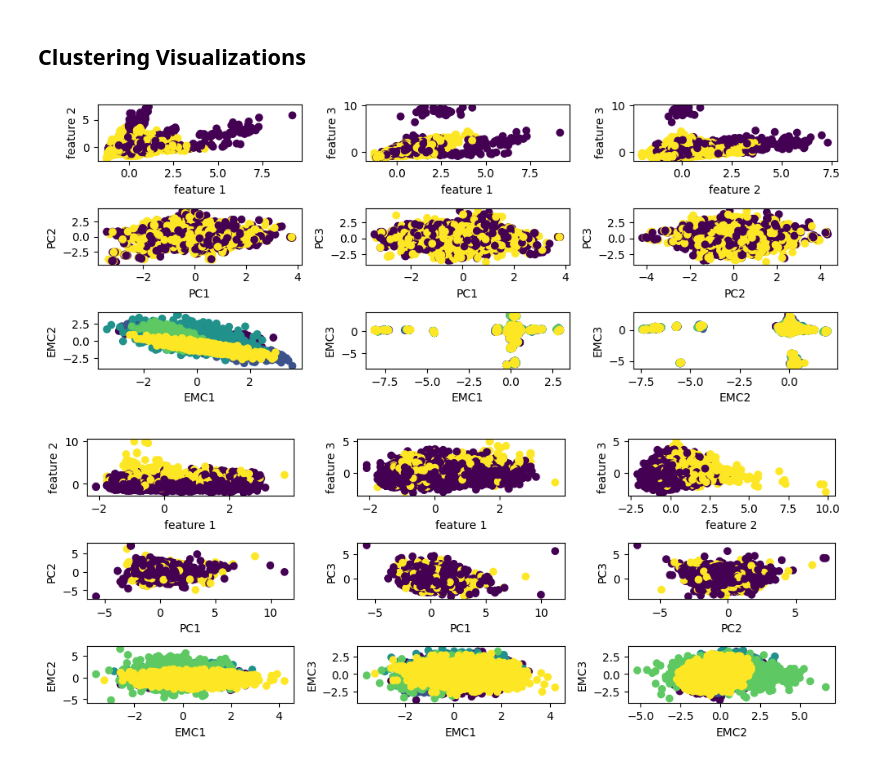
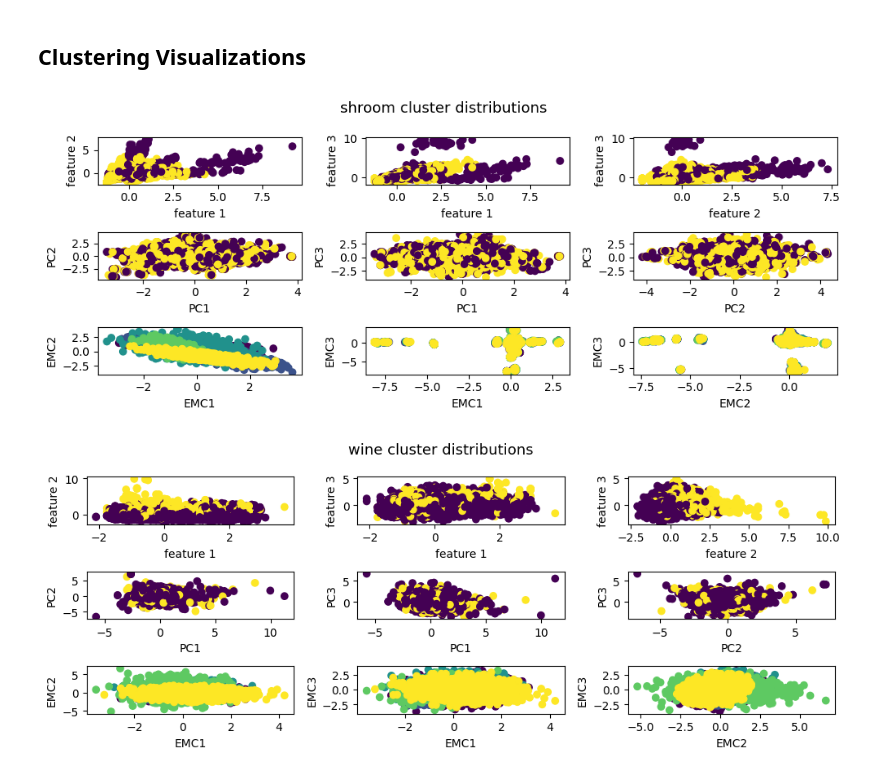
Before and after one commit to lboadi2/machine_learning, a Jupyter notebook: 3_unsupervised_learning/visuals.ipynb, the cells around one changed output. Cells and saved outputs as stored; diff of their text form; code cells hidden in the pictures.

Commit message:
fixed clustering graphics

```diff
--- a/3_unsupervised_learning/visuals.ipynb
+++ b/3_unsupervised_learning/visuals.ipynb
@@ -1038,34 +1048,35 @@ axs[4].set_ylabel('PC3')
 axs[4].set_xlabel('PC1')
 axs[5].scatter(x_pca_shroom.iloc[:,-2], x_pca_shroom.iloc[:,-3],c=y_shroom)
 axs[5].set_ylabel('PC3')
 axs[5].set_xlabel('PC2')
 plt.tight_layout()
 
 ## Transformed Distributions mushroom
 axs[6].scatter(x_em_shroom.iloc[:,-2], x_em_shroom.iloc[:,-5],c=x_em_shroom.iloc[:,-1])
 axs[6].set_ylabel('EMC2')
 axs[6].set_xlabel('EMC1')
 axs[7].scatter(x_ica_shroom.iloc[:,-2], x_ica_shroom.iloc[:,-4],c=x_em_shroom.iloc[:,-1])
 axs[7].set_ylabel('EMC3')
 axs[7].set_xlabel('EMC1')
 axs[8].scatter(x_ica_shroom.iloc[:,-5], x_ica_shroom.iloc[:,-10],c=x_em_shroom.iloc[:,-1])
 axs[8].set_ylabel('EMC3')
 axs[8].set_xlabel('EMC2')
+fig.suptitle('shroom cluster distributions', fontsize=13)
 plt.tight_layout()
 
 ## Transformed Distributions mushroom
 # axs[3].scatter(x_ica_shroom.iloc[:,-1], x_ica_shroom.iloc[:,-2],c=y_shroom)
 # axs[3].set_ylabel('IC2')
 # axs[3].set_xlabel('IC1')
 # axs[4].scatter(x_ica_shroom.iloc[:,-1], x_ica_shroom.iloc[:,-3],c=y_shroom)
 # axs[4].set_ylabel('IC3')
 # axs[4].set_xlabel('IC1')
 # axs[5].scatter(x_ica_shroom.iloc[:,-2], x_ica_shroom.iloc[:,-3],c=y_shroom)
 # axs[5].set_ylabel('IC3')
 # axs[5].set_xlabel('IC2')
 # plt.tight_layout()
 # %% [output]
-[figure, old version]
+[figure, new version]
 # %%
 ## Transformed Distributions mushroom
 axs[3].scatter(x_ica_shroom.iloc[:,-1], x_ica_shroom.iloc[:,-2],c=y_shroom)
@@ -1112,6 +1123,7 @@ axs[8].scatter(x_em_wine.iloc[:,-3], x_em_wine.iloc[:,-4],c=x_em_wine.iloc[:,-1]
 axs[8].set_ylabel('EMC3')
 axs[8].set_xlabel('EMC2')
 
+fig.suptitle('wine cluster distributions', fontsize=13)
 plt.tight_layout()
 # %% [output]
-[figure, old version]
+[figure, new version]
```
Also changed, not shown: parts of 2 cells of this notebook, 1 other file.
